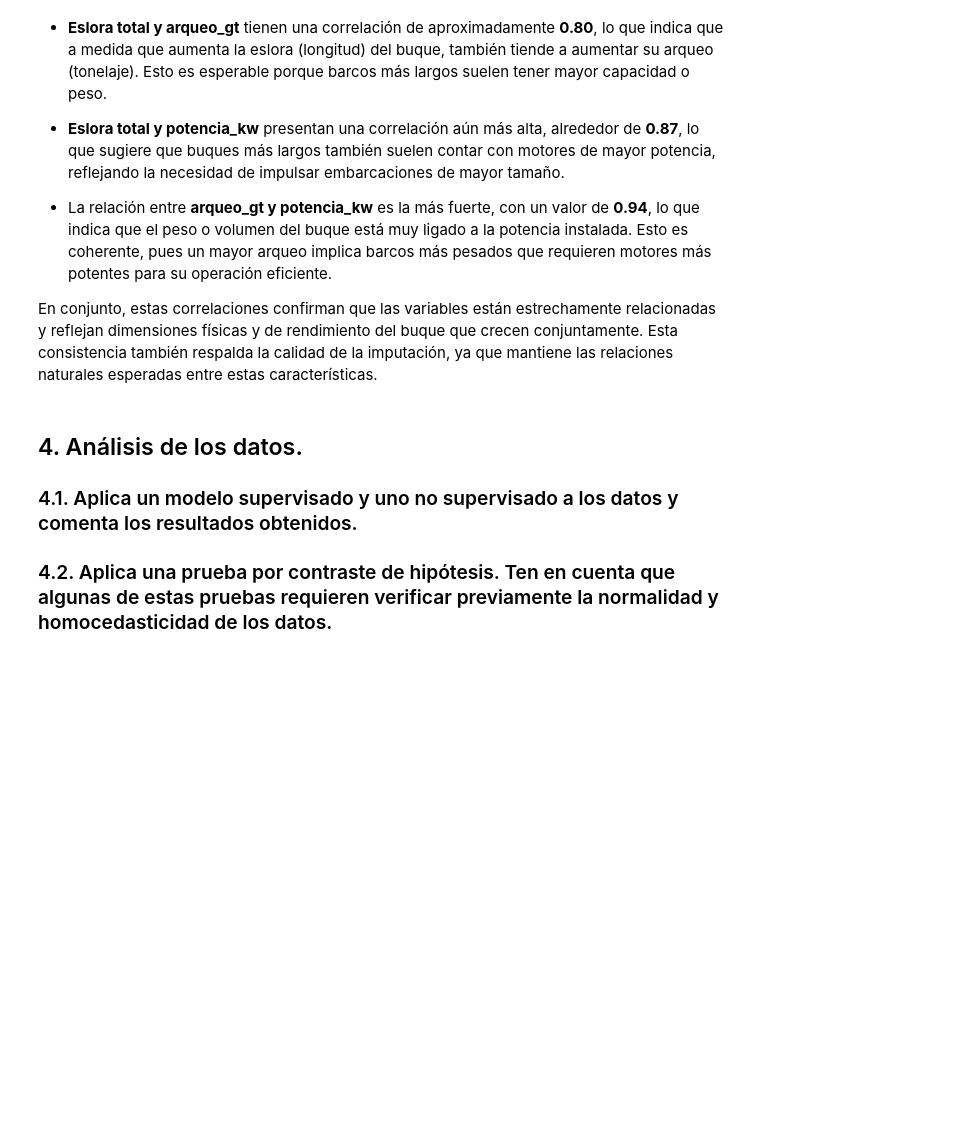
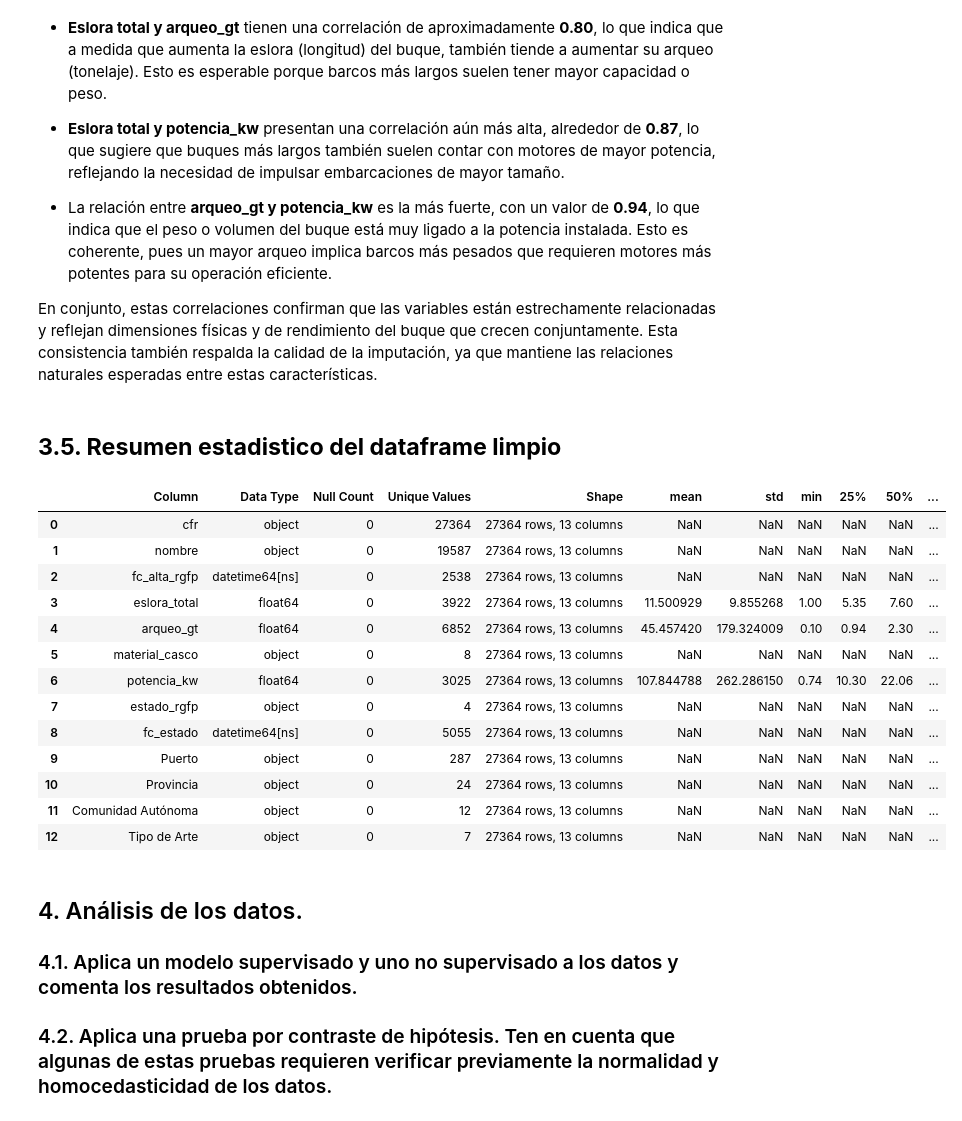
Before and after one commit to LucasZV/tipologia_PR2, a Jupyter notebook: Limpieza-datos_v2.ipynb, the cells around one changed output. Drawn from its saved outputs; the diff is of its cells as text; code cells hidden in the pictures; blank space fills up the shorter version.

```diff
--- a/Limpieza-datos_v2.ipynb
+++ b/Limpieza-datos_v2.ipynb
@@ -323,7 +323,7 @@ def extraer_info(puerto_base):
 
     # Casos especiales como Ceuta, Melilla (son ciudad, provincia y CCAA al mismo tiempo)
     if provincia in ['Ceuta', 'Melilla']:
-        comunidad = None
+        comunidad = comunidad
         puerto = provincia
 
     # Si no se encontró provincia pero sí comunidad que coincide con una provincia (ej: Cantabria)
@@ -547,6 +547,58 @@ La matriz de correlación muestra relaciones fuertes y positivas entre las tres
 * La relación entre **arqueo_gt y potencia_kw** es la más fuerte, con un valor de **0.94**, lo que indica que el peso o volumen del buque está muy ligado a la potencia instalada. Esto es coherente, pues un mayor arqueo implica barcos más pesados que requieren motores más potentes para su operación eficiente.
 
 En conjunto, estas correlaciones confirman que las variables están estrechamente relacionadas y reflejan dimensiones físicas y de rendimiento del buque que crecen conjuntamente. Esta consistencia también respalda la calidad de la imputación, ya que mantiene las relaciones naturales esperadas entre estas características.
+# %% [markdown]
+## **3.5. Resumen estadistico del dataframe limpio**
+# %%
+def describe_df(data):
+    """
+    Proporciona un resumen del DataFrame, incluyendo forma, tipos de datos, estadísticas básicas,
+    conteo de valores nulos y rangos de fechas para columnas datetime.
+
+    :param data: DataFrame de pandas.
+    :return: DataFrame con el resumen del DataFrame dado.
+    """
+    summary = pd.DataFrame({
+        'Column': data.columns,
+        'Data Type': data.dtypes,
+        'Null Count': data.isnull().sum(),
+        'Unique Values': data.nunique()
+    }).reset_index(drop=True)
+
+    summary['Data Type'] = summary['Data Type'].astype(str)
+    summary['Shape'] = f"{data.shape[0]} rows, {data.shape[1]} columns"
+
+    # Estadísticas para columnas numéricas
+    numeric_cols = data.select_dtypes(include=['number']).columns
+    if not numeric_cols.empty:
+        numeric_stats = data[numeric_cols].describe().T[['mean', 'std', 'min', '25%', '50%', '75%', 'max']]
+        summary = summary.merge(numeric_stats, left_on='Column', right_index=True, how='left')
+
+    # Estadísticas para columnas de tipo datetime
+    datetime_cols = data.select_dtypes(include=['datetime64[ns]', 'datetime64[ns, UTC]']).columns
+    if not datetime_cols.empty:
+        date_stats = data[datetime_cols].agg(['min', 'max']).T
+        date_stats.columns = ['Date Min', 'Date Max']
+        summary = summary.merge(date_stats, left_on='Column', right_index=True, how='left')
+
+    return summary
+# %%
+describe_df(data_imputed)
+# %% [output]
+|  | Column | Data Type | Null Count | Unique Values | Shape | mean | std | min | 25% | 50% | ... |
+| 0 | cfr | object | 0 | 27364 | 27364 rows, 13 columns | NaN | NaN | NaN | NaN | NaN | ... |
+| 1 | nombre | object | 0 | 19587 | 27364 rows, 13 columns | NaN | NaN | NaN | NaN | NaN | ... |
+| 2 | fc_alta_rgfp | datetime64[ns] | 0 | 2538 | 27364 rows, 13 columns | NaN | NaN | NaN | NaN | NaN | ... |
+| 3 | eslora_total | float64 | 0 | 3922 | 27364 rows, 13 columns | 11.500929 | 9.855268 | 1.00 | 5.35 | 7.60 | ... |
+| 4 | arqueo_gt | float64 | 0 | 6852 | 27364 rows, 13 columns | 45.457420 | 179.324009 | 0.10 | 0.94 | 2.30 | ... |
+| 5 | material_casco | object | 0 | 8 | 27364 rows, 13 columns | NaN | NaN | NaN | NaN | NaN | ... |
+| 6 | potencia_kw | float64 | 0 | 3025 | 27364 rows, 13 columns | 107.844788 | 262.286150 | 0.74 | 10.30 | 22.06 | ... |
+| 7 | estado_rgfp | object | 0 | 4 | 27364 rows, 13 columns | NaN | NaN | NaN | NaN | NaN | ... |
+| 8 | fc_estado | datetime64[ns] | 0 | 5055 | 27364 rows, 13 columns | NaN | NaN | NaN | NaN | NaN | ... |
+| 9 | Puerto | object | 0 | 287 | 27364 rows, 13 columns | NaN | NaN | NaN | NaN | NaN | ... |
+| 10 | Provincia | object | 0 | 24 | 27364 rows, 13 columns | NaN | NaN | NaN | NaN | NaN | ... |
+| 11 | Comunidad Autónoma | object | 0 | 12 | 27364 rows, 13 columns | NaN | NaN | NaN | NaN | NaN | ... |
+| 12 | Tipo de Arte | object | 0 | 7 | 27364 rows, 13 columns | NaN | NaN | NaN | NaN | NaN | ... |
 # %%
 # Guardar el dataframe resultante
 data_imputed.to_csv("./data/data_clean_v2.csv", index= False)
```
Also changed, not shown: parts of 1 cell of this notebook, 4 other files.
